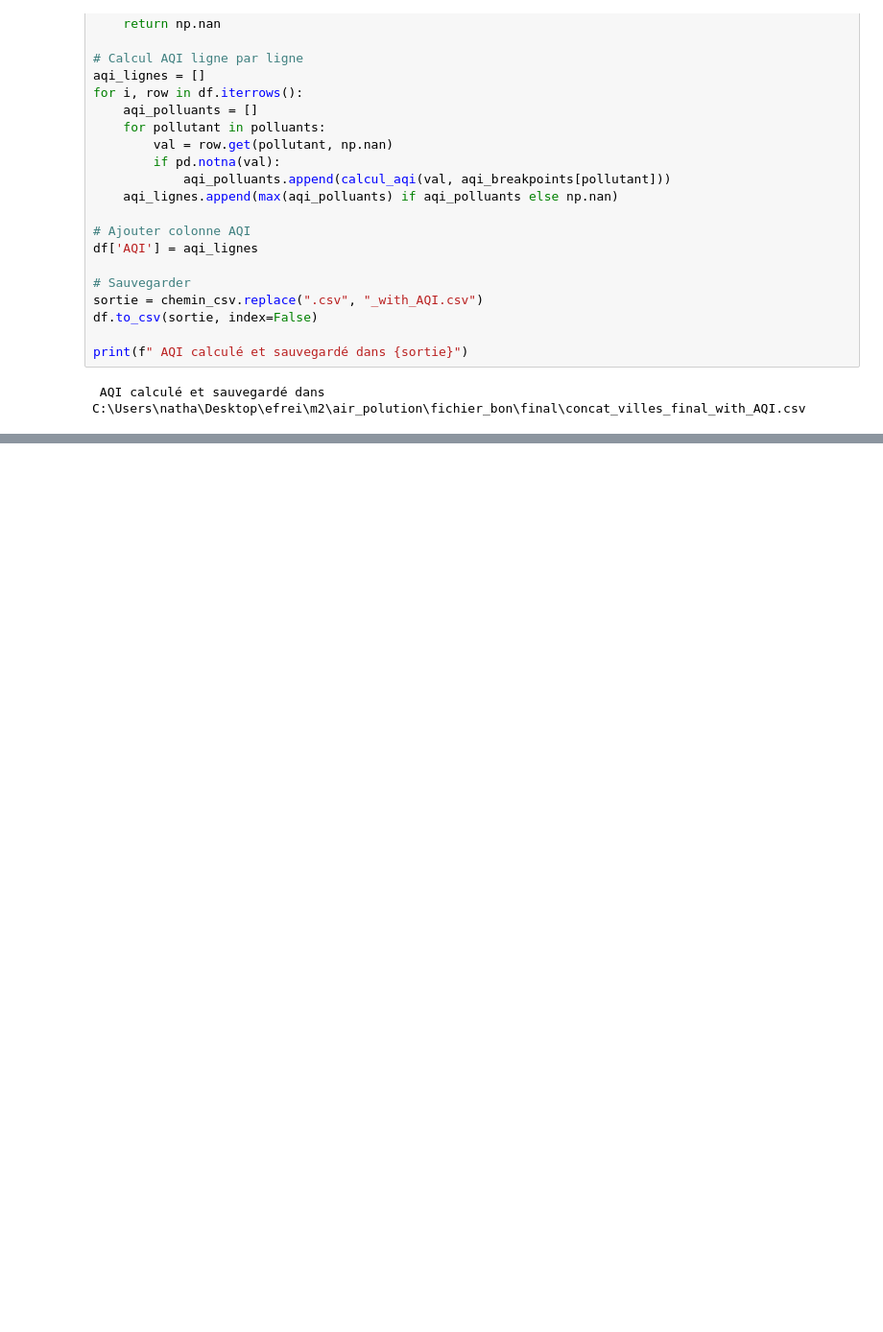
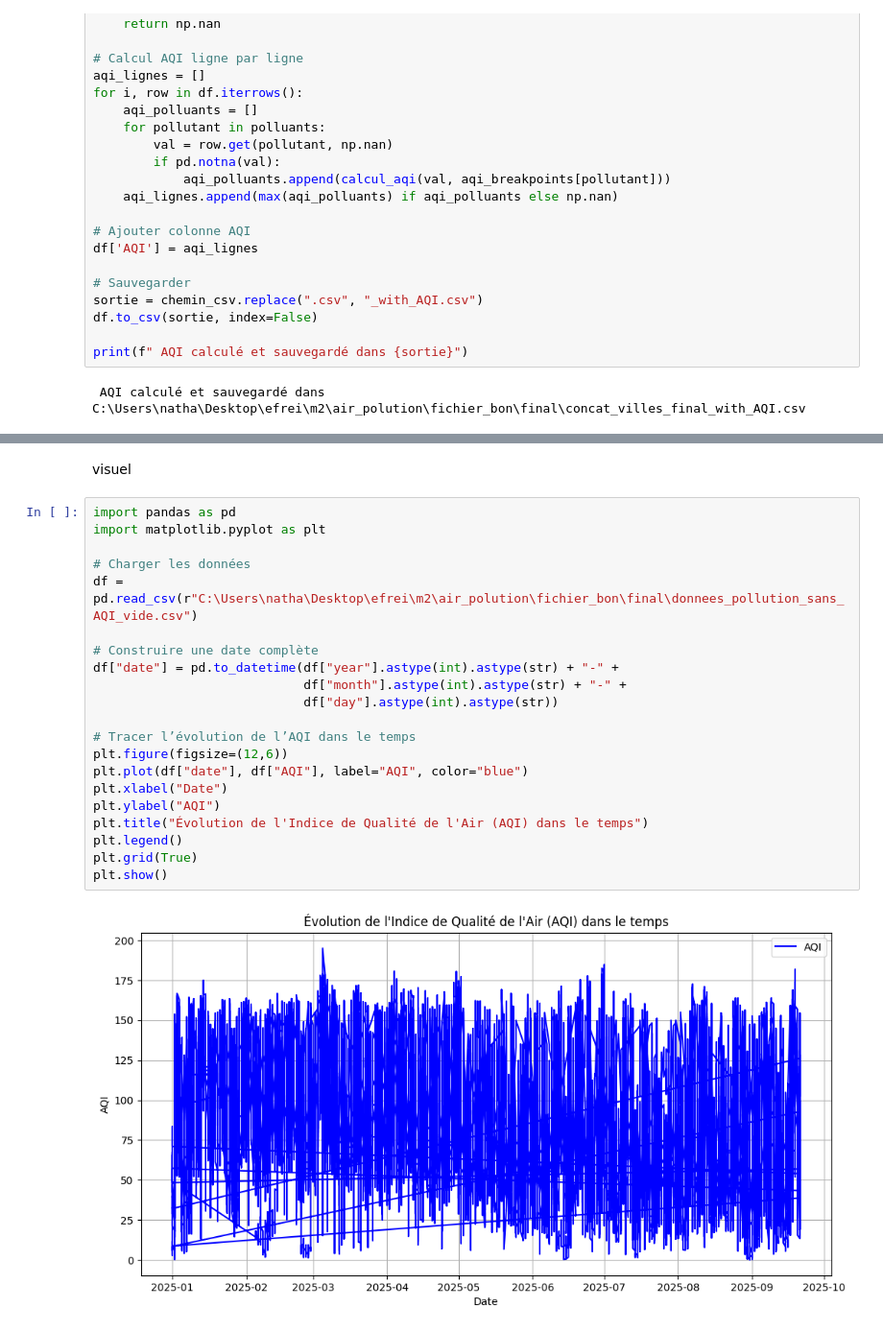
Before and after one commit to diamenter11/air_polution, a Jupyter notebook: visuel_colonnes.ipynb, the cells around one changed output, grey strips where cells are left out. Shown: that part at 96% size. Cells and saved outputs as stored; diff of their text form; blank space fills up the shorter version.

```diff
--- a/visuel_colonnes.ipynb
+++ b/visuel_colonnes.ipynb
@@ -452,0 +472,25 @@ ValueError: to assemble mappings requires at least that [year, month, day] be sp
+# %% [markdown]
+visuel
+# %%
+import pandas as pd
+import matplotlib.pyplot as plt
+
+# Charger les données
+df = pd.read_csv(r"C:\Users\natha\Desktop\efrei\m2\air_polution\fichier_bon\final\donnees_pollution_sans_AQI_vide.csv")
+
+# Construire une date complète
+df["date"] = pd.to_datetime(df["year"].astype(int).astype(str) + "-" +
+                            df["month"].astype(int).astype(str) + "-" +
+                            df["day"].astype(int).astype(str))
+
+# Tracer l’évolution de l’AQI dans le temps
+plt.figure(figsize=(12,6))
+plt.plot(df["date"], df["AQI"], label="AQI", color="blue")
+plt.xlabel("Date")
+plt.ylabel("AQI")
+plt.title("Évolution de l'Indice de Qualité de l'Air (AQI) dans le temps")
+plt.legend()
+plt.grid(True)
+plt.show()
+# %% [output]
+[figure, added]
```
Also changed, not shown: parts of 11 cells of this notebook, 3 other files.
